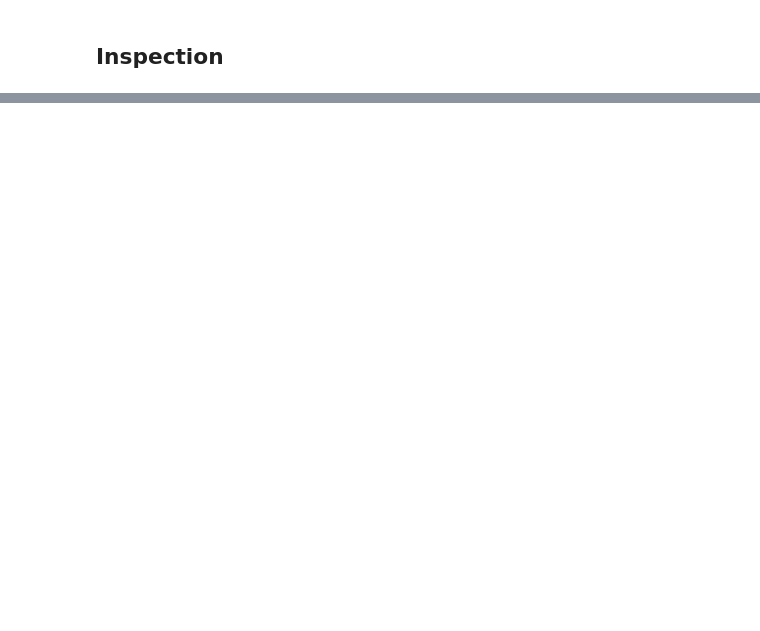
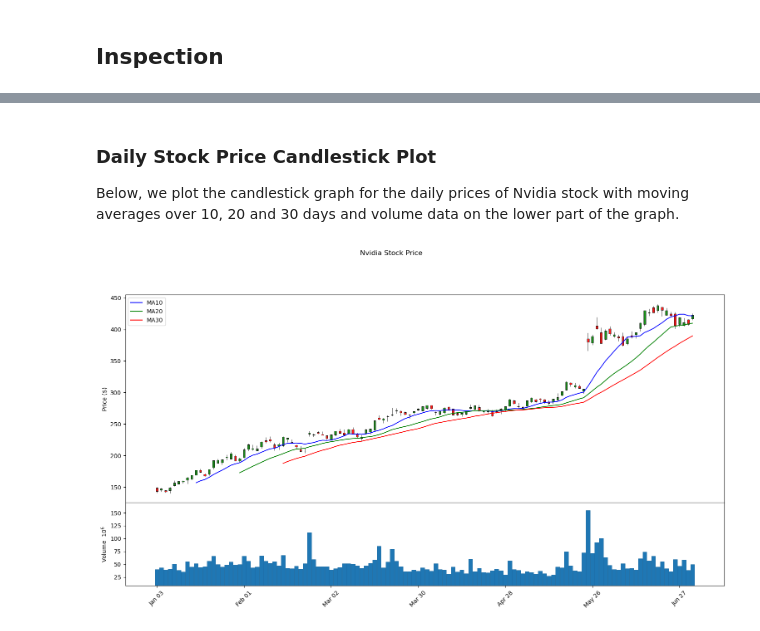
Before and after one commit to Buzzpod/ForecastX, a Jupyter notebook: Notebooks/NVDA_Linear_Forecast.ipynb, the cells around one changed output, grey strips where cells are left out. Cells and saved outputs as stored; diff of their text form; code cells hidden in the pictures; blank space fills up the shorter version.

```diff
--- a/Notebooks/NVDA_Linear_Forecast.ipynb
+++ b/Notebooks/NVDA_Linear_Forecast.ipynb
@@ -22,2 +117,34 @@ locator = mdates.MonthLocator(interval=3)
+# %%
+def candlestickPlot():
+
+    # Select only the NVDA columns
+    nvda_df = df[["NVDA_OPEN", "NVDA_HIGH", "NVDA_LOW", "NVDA_CLOSE", "NVDA_VOLUME"]]
+
+    # Slice the DataFrame for the desired date range
+    nvda_df = nvda_df.loc['2023-01-01':'2023-07-01']
+
+    # Rename columns to standard OHLC names
+    nvda_df.columns = ["Open", "High", "Low", "Close", "Volume"]
+
+    # Define Moving Average parameters
+    mav_titles = ['MA10','MA20','MA30']
+    mavs = [10,20,30]
+    colors = ['b', 'g', 'r']
+
+    # Create a custom style to increase figure size
+    mc = mpf.make_marketcolors(up='g',down='r')
+    s = mpf.make_mpf_style(marketcolors=mc)
+    s['figure.facecolor'] = 'lightgray'
+
+    # Add MAV and volume to the plot
+    apds = [mpf.make_addplot(nvda_df['Close'].rolling(mav).mean(), color=color) for mav, color in zip(mavs, colors)]
+
+    # Create the plot
+    fig, axes = mpf.plot(nvda_df, type='candle', style=s, addplot=apds, title='Nvidia Stock Price',
+                        ylabel='Price ($)', figsize=(20,10), volume=True, returnfig=True)
+
+    # Create custom legend
+    lines = [mlines.Line2D([], [], color=color) for color in colors]
+    axes[0].legend(lines, mav_titles, loc='upper left')
 # %% [markdown]
 ## Inspection
@@ -61,0 +159,8 @@ plt.show()
+# %% [markdown]
+### Daily Stock Price Candlestick Plot
+
+Below, we plot the candlestick graph for the daily prices of Nvidia stock with moving averages over 10, 20 and 30 days and volume data on the lower part of the graph.
+# %%
+candlestickPlot()
+# %% [output]
+[figure, added]
```
Also changed, not shown: parts of 47 cells of this notebook, 6 other files.
